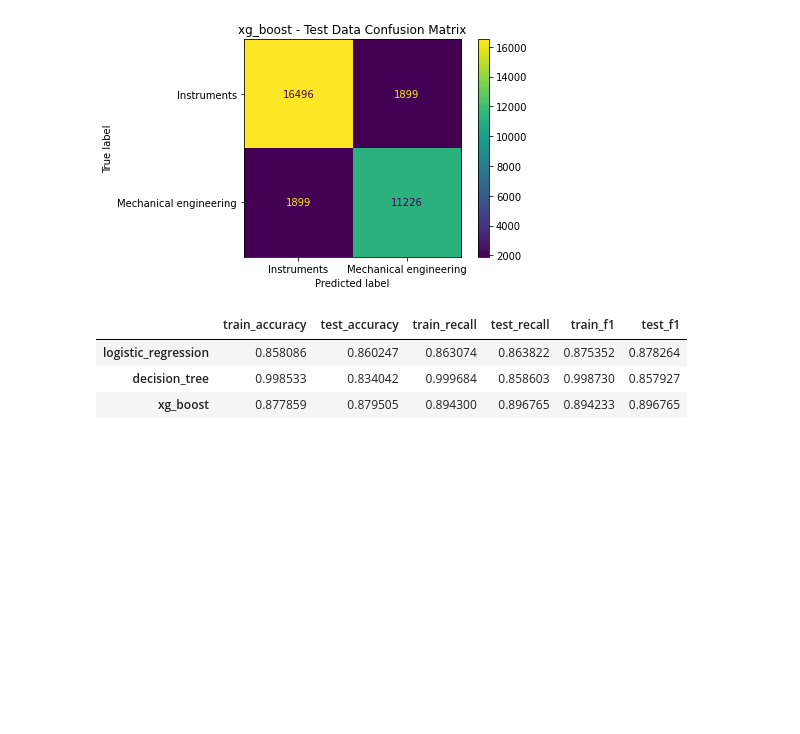
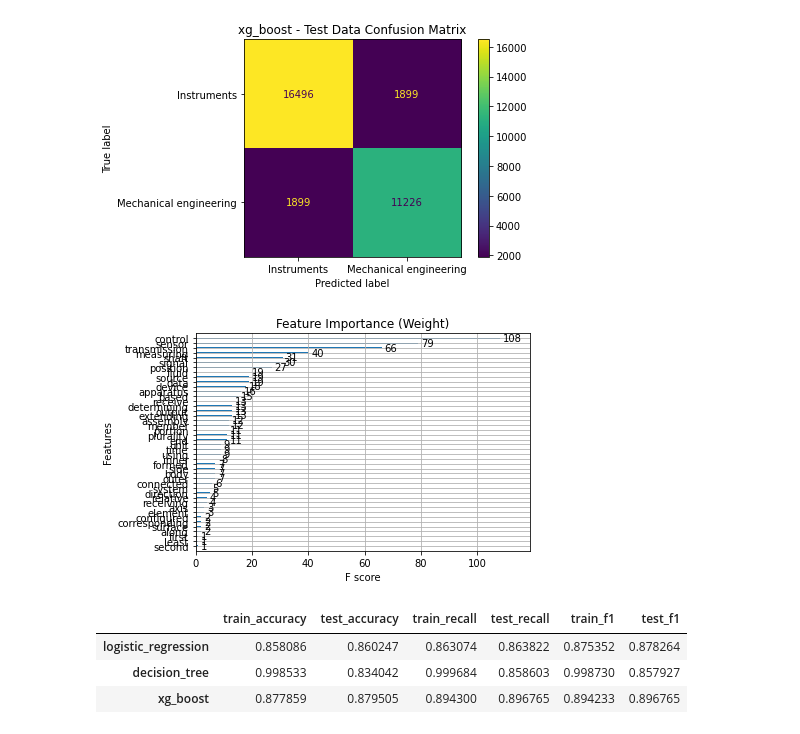
Before and after one commit to cmfritz/NLP-Patent-Classification, a Jupyter notebook: analysis.ipynb, the cells around one changed output. Cells and saved outputs as stored; diff of their text form; code cells hidden in the pictures; blank space fills up the shorter version.

```diff
--- a/analysis.ipynb
+++ b/analysis.ipynb
@@ -185,6 +147,13 @@ xgb_scores = mylib.model_scores(xgb, 'xg_boost',
                                    y_train, y_test)
 # %% [output]
 [figure]
+# %%
+# plot feature importance
+plot_importance(xgb, importance_type='weight')
+plt.title('Feature Importance (Weight)')
+plt.show()
+# %% [output]
+[figure, added]
 # %%
 scores = pd.concat([logreg_scores, dt_scores, xgb_scores])
 scores
```
Also changed, not shown: parts of 15 cells of this notebook.
